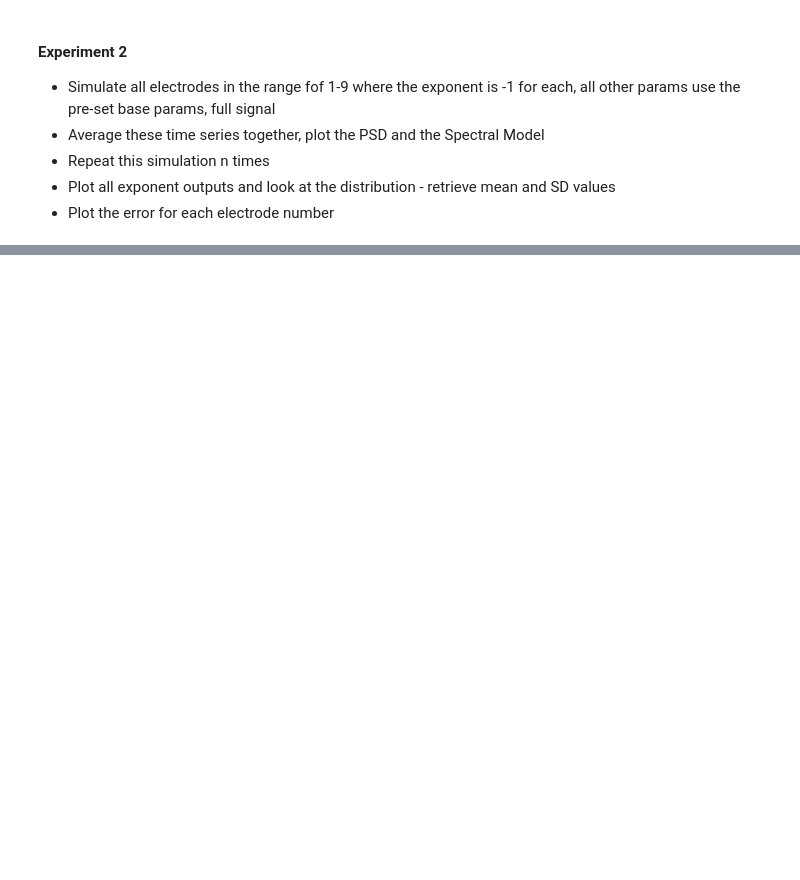
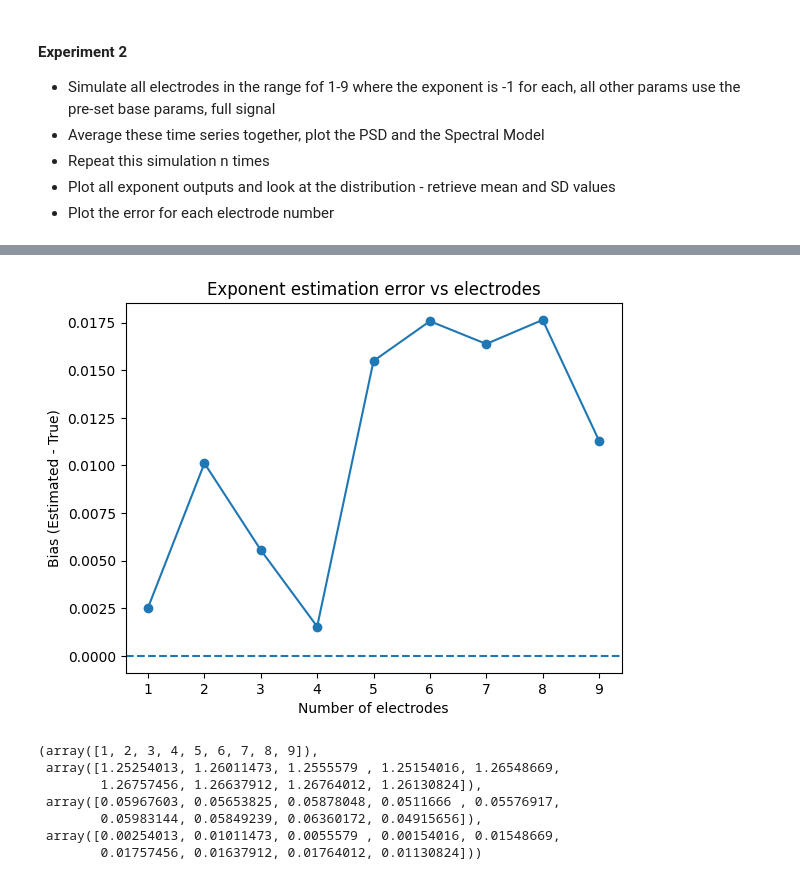
Before and after one commit to chloehooper18/DissertationSimulations, a Jupyter notebook: 03 Avg Time Series exps/Exponent manipulations/02_fixed_exp_1D_electrodes_full.ipynb, the cells around one changed output, grey strips where cells are left out. Drawn from its saved outputs; the diff is of its cells as text; code cells hidden in the pictures; blank space fills up the shorter version.

```diff
--- a/03 Avg Time Series exps/Exponent manipulations/02_fixed_exp_1D_electrodes_full.ipynb
+++ b/03 Avg Time Series exps/Exponent manipulations/02_fixed_exp_1D_electrodes_full.ipynb
@@ -56,0 +64,11 @@ sweep_electrodes_1D(electrode_range=range(1, 10), n_repeats=100, base_params=ele
+# %%
+sweep_electrodes_1D(electrode_range=range(1, 10), n_repeats=100, base_params=electrode_sim_params_full, exponent=-1.25)
+# %% [output]
+[figure, added]
+(array([1, 2, 3, 4, 5, 6, 7, 8, 9]),
+ array([1.25254013, 1.26011473, 1.2555579 , 1.25154016, 1.26548669,
+        1.26757456, 1.26637912, 1.26764012, 1.26130824]),
+ array([0.05967603, 0.05653825, 0.05878048, 0.0511666 , 0.05576917,
+        0.05983144, 0.05849239, 0.06360172, 0.04915656]),
+ array([0.00254013, 0.01011473, 0.0055579 , 0.00154016, 0.01548669,
+        0.01757456, 0.01637912, 0.01764012, 0.01130824]))
```
Also changed, not shown: parts of 11 cells of this notebook, 5 other files.
